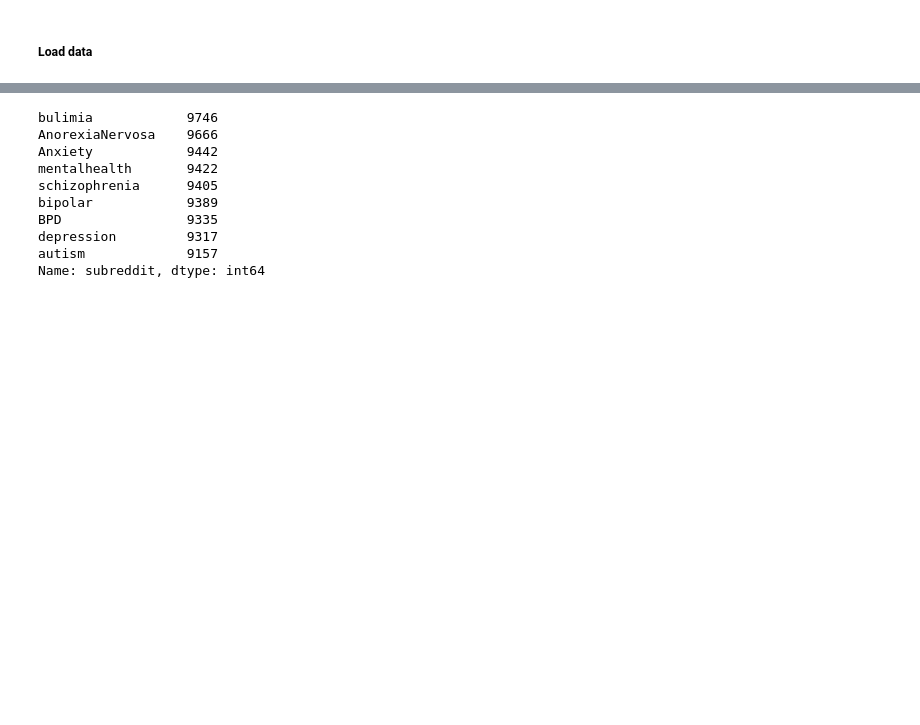
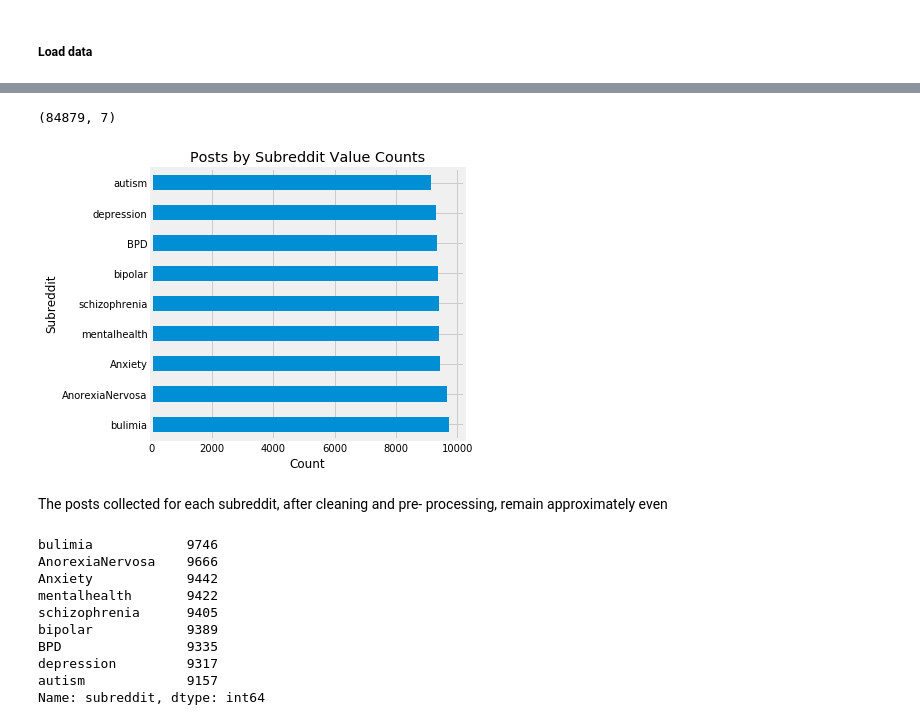
Before and after one commit to eileenhartnett/NLP-DeepLearning-Reddit-Project, a Jupyter notebook: notebooks/step3-EDA.ipynb, the cells around one changed output, grey strips where cells are left out. Drawn from its saved outputs; the diff is of its cells as text; code cells hidden in the pictures; blank space fills up the shorter version.

```diff
--- a/notebooks/step3-EDA.ipynb
+++ b/notebooks/step3-EDA.ipynb
@@ -27,6 +27,20 @@ posts.head()
 | 2 | sub6055 | 1499029087 | bulimia | pre-covid | without purging way lose weight w... | ['without purging way lose weight... | ['without', 'purging', 'way', 'lo... |
 | 3 | sub40365 | 1498978259 | bulimia | pre-covid | melancholy little month since slo... | ['melancholy little month since s... | ['melancholy', 'little', 'month',... |
 | 4 | sub49857 | 1498814187 | bulimia | pre-covid | relapsing upset right twice week ... | ['relapsing upset right twice wee... | ['relapsing', 'upset', 'right', '... |
+# %%
+posts.shape
+# %% [output]
+(84879, 7)
+# %%
+# Value counts of posts per subreddit
+posts.subreddit.value_counts().plot(kind='barh', figsize=(5,5))
+plt.title('Posts by Subreddit Value Counts')
+plt.ylabel('Subreddit')
+plt.xlabel('Count');
+# %% [output]
+[figure, added]
+# %% [markdown]
+The posts collected for each subreddit, after cleaning and pre- processing, remain approximately even
 # %%
 posts['subreddit'].value_counts()
 # %% [output]
```
Also changed, not shown: parts of 3 cells of this notebook, 1 other file.
